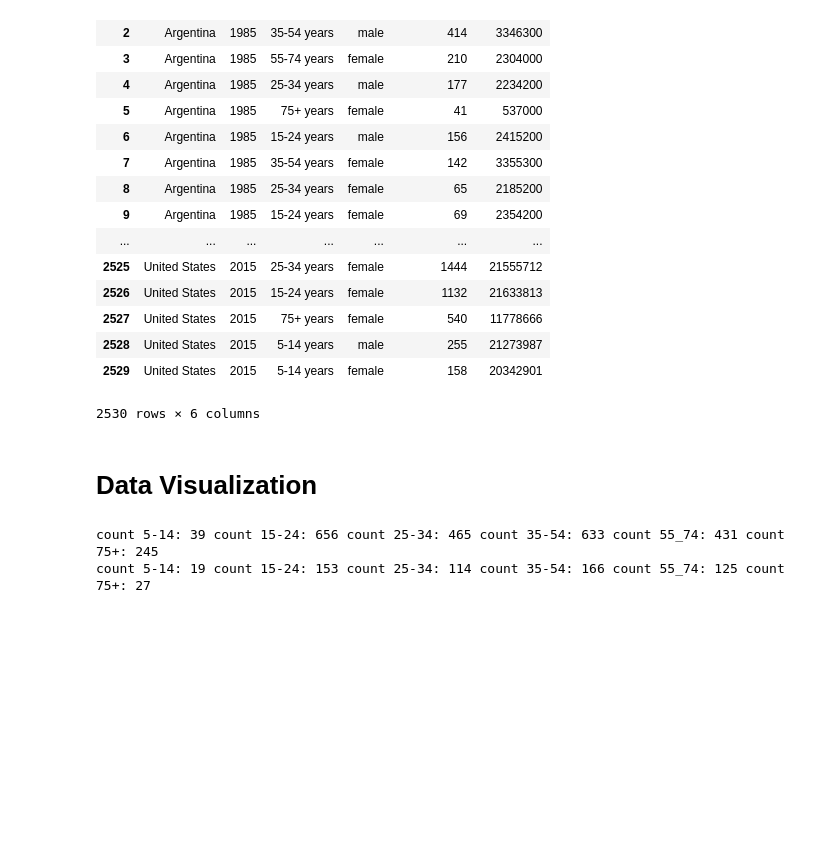
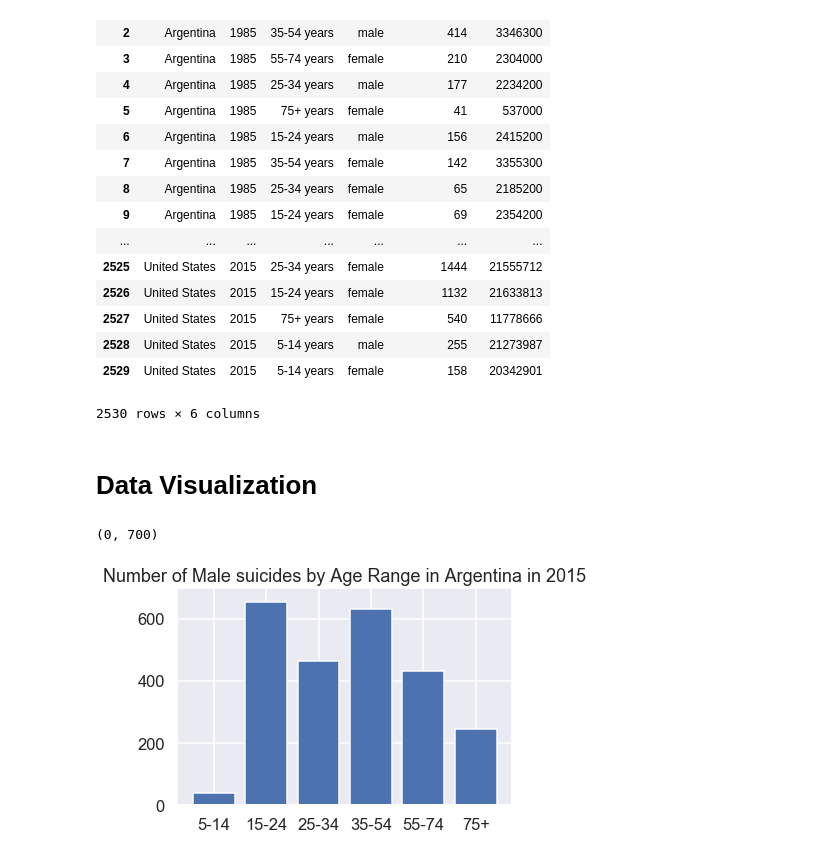
Before and after one commit to WayGold/COGS-108-FinalProject, a Jupyter notebook: FinalProject.ipynb, the cells around one changed output. Cells and saved outputs as stored; diff of their text form; code cells hidden in the pictures; blank space fills up the shorter version.

Commit message:
Added bar plots

```diff
--- a/FinalProject.ipynb
+++ b/FinalProject.ipynb
@@ -90,71 +90,43 @@ pd.options.display.max_columns = 8
 
 # Round decimals when displaying DataFrames
 pd.set_option('precision', 2)
-# %%
-# Sex+Age vs Suicide Rates
-# Age ranges: 5-14, 15-24, 25-34, 35-54, 55-74, 75+
-
-df_sex_2015 = df_sex[df_sex['year'] == 2015]
-df_sex_argentina = df_sex_2015[df_sex_2015['country'] == 'Argentina']
 # %%
 # Sex+Age vs Suicide Rates
 # Age ranges: 5-14(range a), 15-24(range b), 25-34(range c), 35-54(range d), 55-74(range e), 75+(range f)
 count_male_a = 0
 count_male_b = 0
 count_male_c = 0
 count_male_d = 0
 count_male_e = 0
 count_male_f = 0
 
 #df_sex
-df_male = df_sex_argentina[df_sex_argentina['sex'] == 'male']
+df_male_ARG = df_sex_argentina[df_sex_argentina['sex'] == 'male']
 
-for index, row in df_male.iterrows():
+for index, row in df_male_ARG.iterrows():
     if(row['age'] == '75+ years'):
         count_male_f += row['suicides_no']
     elif(row['age'] == '55-74 years'):
         count_male_e += row['suicides_no']
     elif(row['age'] == '35-54 years'):
         count_male_d += row['suicides_no']
     elif(row['age'] == '25-34 years'):
         count_male_c += row['suicides_no']
     elif(row['age'] == '15-24 years'):
         count_male_b += row['suicides_no']
     elif(row['age'] == '5-14 years'):
         count_male_a += row['suicides_no']
     else:
         print("fail to find age within range!")
 
-print("count 5-14:", count_male_a, "count 15-24:", count_male_b, "count 25-34:", count_male_c, "count 35-54:", count_male_d, "count 55_74:", count_male_e, "count 75+:", count_male_f)
+#print("count 5-14:", count_male_a, "count 15-24:", count_male_b, "count 25-34:", count_male_c, "count 35-54:", count_male_d, "count 55_74:", count_male_e, "count 75+:", count_male_f)
 
-
-count_female_a = 0
-count_female_b = 0
-count_female_c = 0
-count_female_d = 0
-count_female_e = 0
-count_female_f = 0
-
-#df_sex
-df_female = df_sex_argentina[df_sex_argentina['sex'] == 'female']
-
-for index, row in df_female.iterrows():
-    if(row['age'] == '75+ years'):
-        count_female_f += row['suicides_no']
-    elif(row['age'] == '55-74 years'):
-        count_female_e += row['suicides_no']
-    elif(row['age'] == '35-54 years'):
-        count_female_d += row['suicides_no']
-    elif(row['age'] == '25-34 years'):
-        count_female_c += row['suicides_no']
-    elif(row['age'] == '15-24 years'):
-        count_female_b += row['suicides_no']
-    elif(row['age'] == '5-14 years'):
-        count_female_a += row['suicides_no']
-    else:
-        print("fail to find age within range!")
-
-print("count 5-14:", count_female_a, "count 15-24:", count_female_b, "count 25-34:", count_female_c, "count 35-54:", count_female_d, "count 55_74:", count_female_e, "count 75+:", count_female_f)
+count_dict = {'Group':['5-14', '15-24', '25-34', '35-54', '55-74', '75+'],
+              'Count':[count_male_a, count_male_b, count_male_c, count_male_d, count_male_e, count_male_f]}
+counts = pd.DataFrame(count_dict)
+plt.bar(counts.Group, height = counts.Count)
+plt.title("Number of Male suicides by Age Range in Argentina in 2015")
+plt.ylim(0, 700)
 # %% [output]
-count 5-14: 39 count 15-24: 656 count 25-34: 465 count 35-54: 633 count 55_74: 431 count 75+: 245
-count 5-14: 19 count 15-24: 153 count 25-34: 114 count 35-54: 166 count 55_74: 125 count 75+: 27
+(0, 700)
+[figure, added]
```
Also changed, not shown: parts of 3 cells of this notebook.
